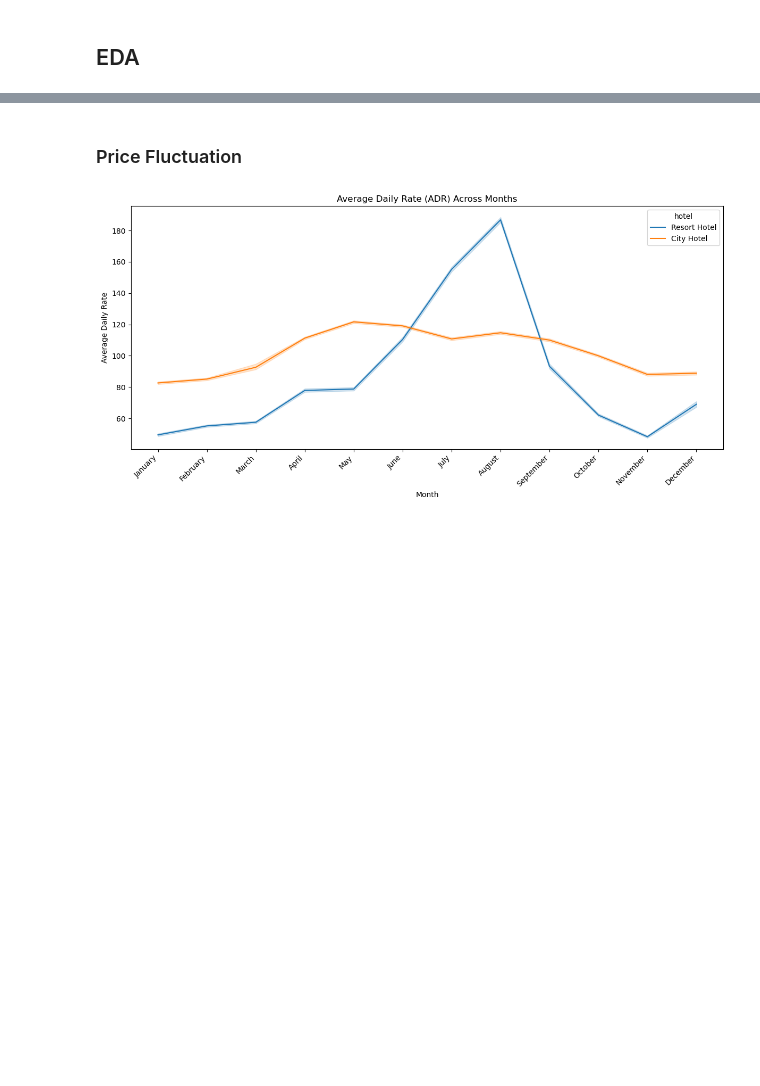
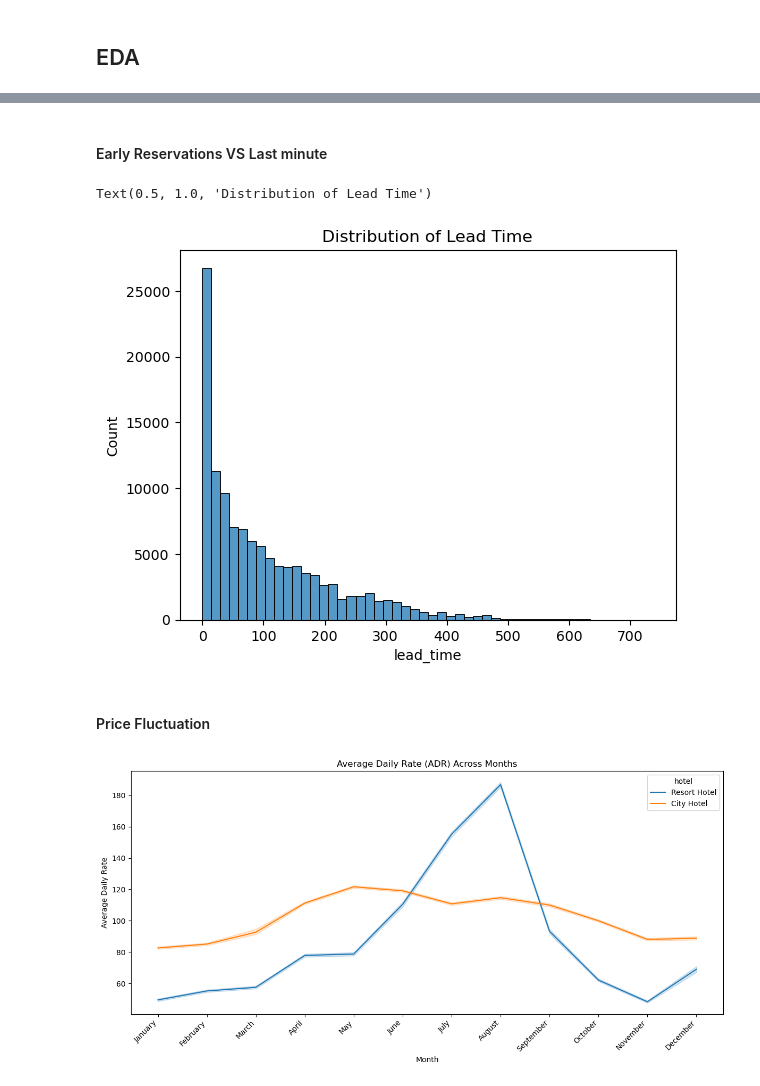
Before and after one commit to alexandreffs/UnsupervisedLearningProj, a Jupyter notebook: project.ipynb, the cells around one changed output, grey strips where cells are left out. Cells and saved outputs as stored; diff of their text form; code cells hidden in the pictures; blank space fills up the shorter version.

```diff
--- a/project.ipynb
+++ b/project.ipynb
@@ -58,5 +70,13 @@ plt.show()
+# %% [markdown]
+#### Early Reservations VS Last minute
+# %%
+sns.histplot(df["lead_time"], bins=50)
+plt.title("Distribution of Lead Time")
+# %% [output]
+Text(0.5, 1.0, 'Distribution of Lead Time')
+[figure, added]
 # %% [markdown]
-### Price Fluctuation
+#### Price Fluctuation
 # %%
 months = ['January', 'February', 'March', 'April', 'May', 'June',
           'July', 'August', 'September', 'October', 'November', 'December']
```
Also changed, not shown: parts of 25 cells of this notebook.
